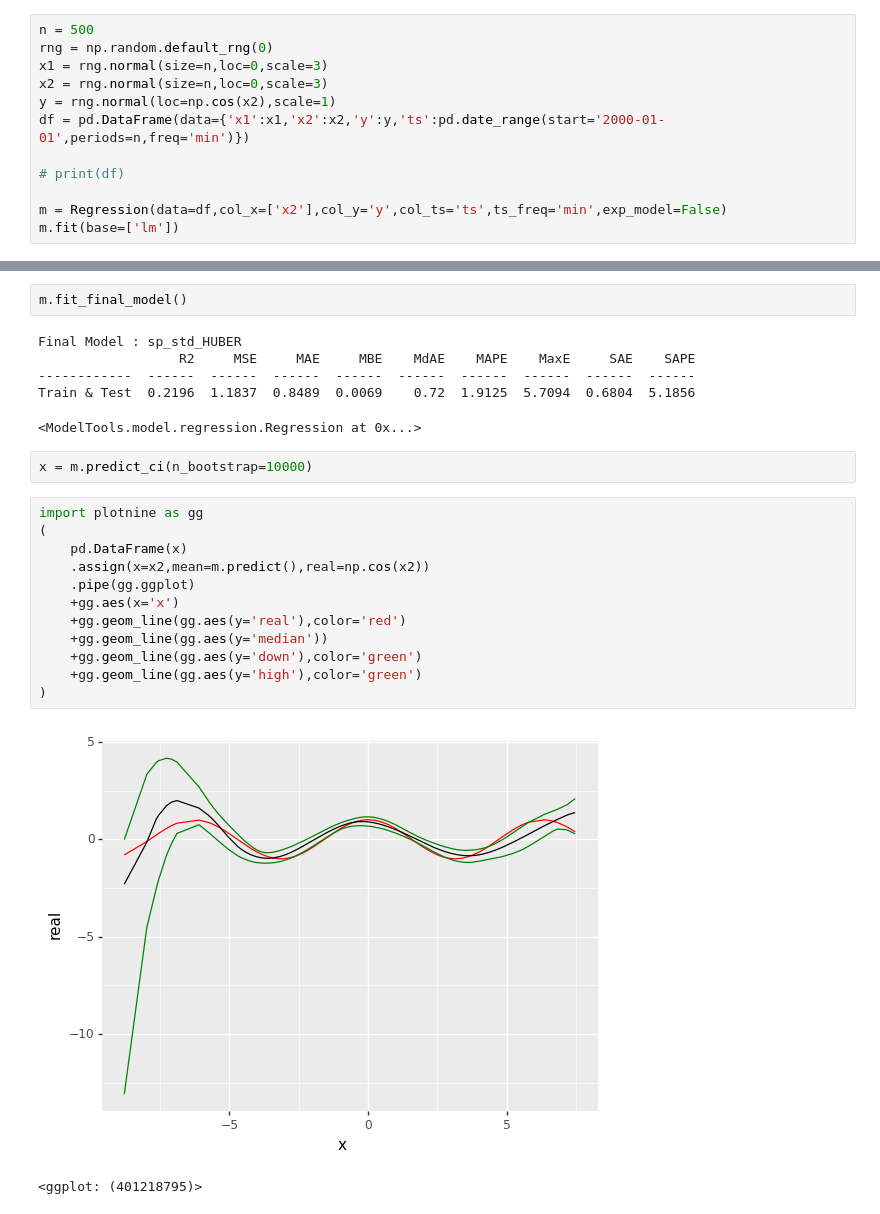
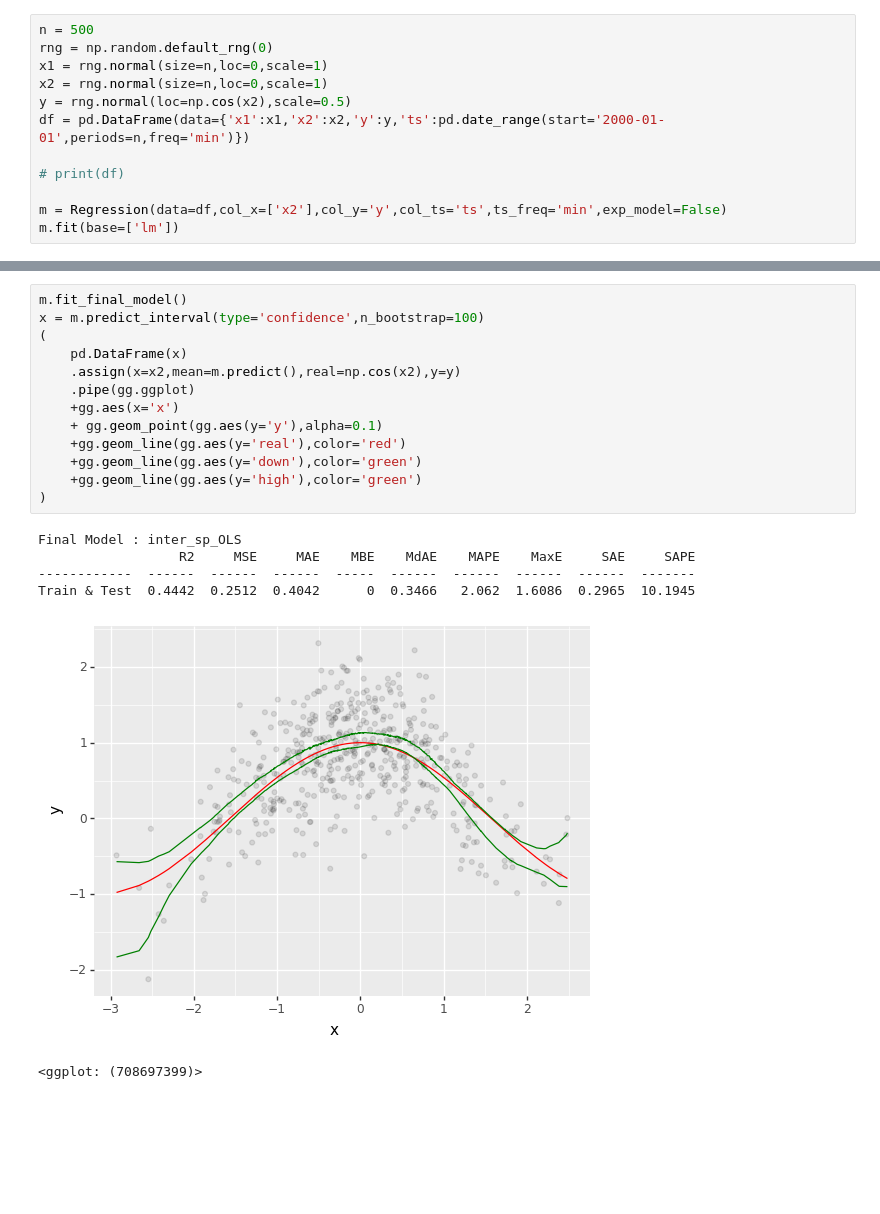
Before and after one commit to ShenhaoZhang/ModelTools, a Jupyter notebook: examples/exp_model.ipynb, the cells around one changed output, grey strips where cells are left out. Saved outputs shown, nothing was run; the diff lists cells and outputs as text; blank space fills up the shorter version.

```diff
--- a/examples/exp_model.ipynb
+++ b/examples/exp_model.ipynb
@@ -8,9 +9,9 @@ from ModelTools.model.regression import Regression
 # %%
 n = 500
 rng = np.random.default_rng(0)
-x1 = rng.normal(size=n,loc=0,scale=3)
-x2 = rng.normal(size=n,loc=0,scale=3)
-y = rng.normal(loc=np.cos(x2),scale=1)
+x1 = rng.normal(size=n,loc=0,scale=1)
+x2 = rng.normal(size=n,loc=0,scale=1)
+y = rng.normal(loc=np.cos(x2),scale=0.5)
 df = pd.DataFrame(data={'x1':x1,'x2':x2,'y':y,'ts':pd.date_range(start='2000-01-01',periods=n,freq='min')})
 
 # print(df)
@@ -35,26 +31,21 @@ Regression.ExpMod      : 基于模型的特征解释
 <ModelTools.model.regression.Regression at 0x...>
-# %%
-m.fit_final_model()
-# %% [output]
-Final Model : sp_std_HUBER
-                  R2     MSE     MAE     MBE    MdAE    MAPE    MaxE     SAE    SAPE
-------------  ------  ------  ------  ------  ------  ------  ------  ------  ------
-Train & Test  0.2196  1.1837  0.8489  0.0069    0.72  1.9125  5.7094  0.6804  5.1856
-<ModelTools.model.regression.Regression at 0x...>
-# %%
-x = m.predict_ci(n_bootstrap=10000)
 # %%
-import plotnine as gg
+m.fit_final_model()
+x = m.predict_interval(type='confidence',n_bootstrap=100)
 (
     pd.DataFrame(x)
-    .assign(x=x2,mean=m.predict(),real=np.cos(x2))
+    .assign(x=x2,mean=m.predict(),real=np.cos(x2),y=y)
     .pipe(gg.ggplot)
     +gg.aes(x='x')
+    + gg.geom_point(gg.aes(y='y'),alpha=0.1)
     +gg.geom_line(gg.aes(y='real'),color='red')
-    +gg.geom_line(gg.aes(y='median'))
     +gg.geom_line(gg.aes(y='down'),color='green')
     +gg.geom_line(gg.aes(y='high'),color='green')
 )
 # %% [output]
+Final Model : inter_sp_OLS
+                  R2     MSE     MAE    MBE    MdAE    MAPE    MaxE     SAE     SAPE
+------------  ------  ------  ------  -----  ------  ------  ------  ------  -------
+Train & Test  0.4442  0.2512  0.4042      0  0.3466   2.062  1.6086  0.2965  10.1945
-[figure, old version]
+[figure, new version]
-<ggplot: (401218795)>
+<ggplot: (708697399)>
```
Also changed, not shown: parts of 3 cells of this notebook, 1 other file.
